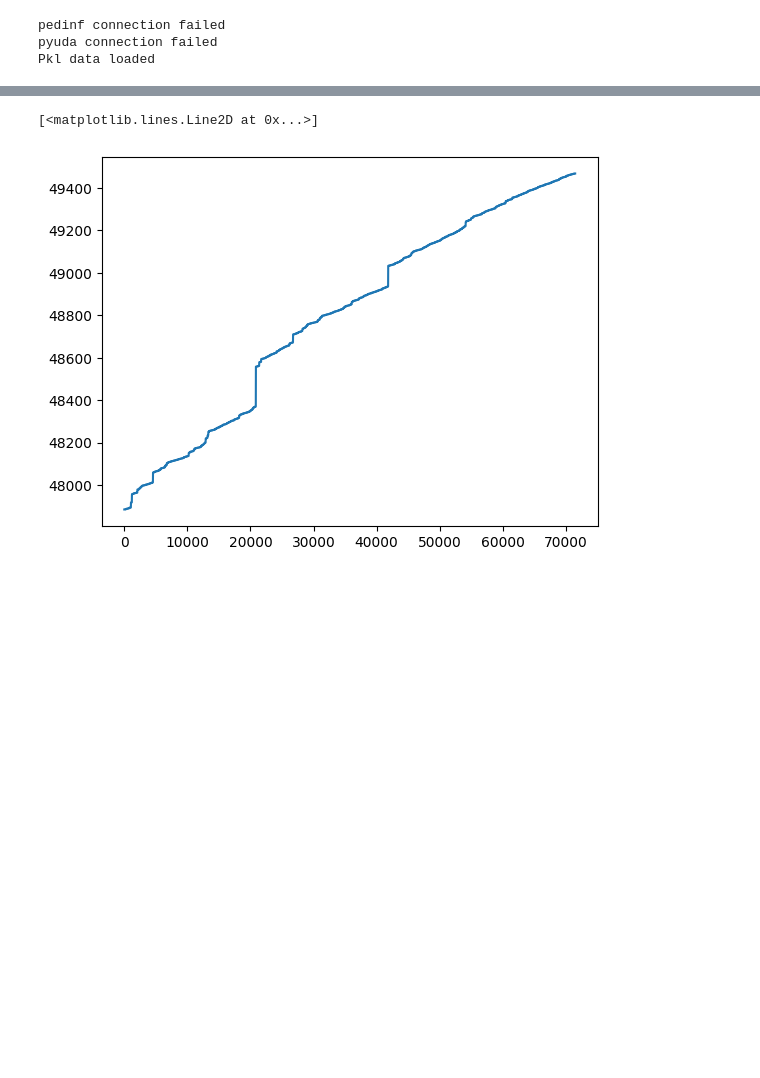
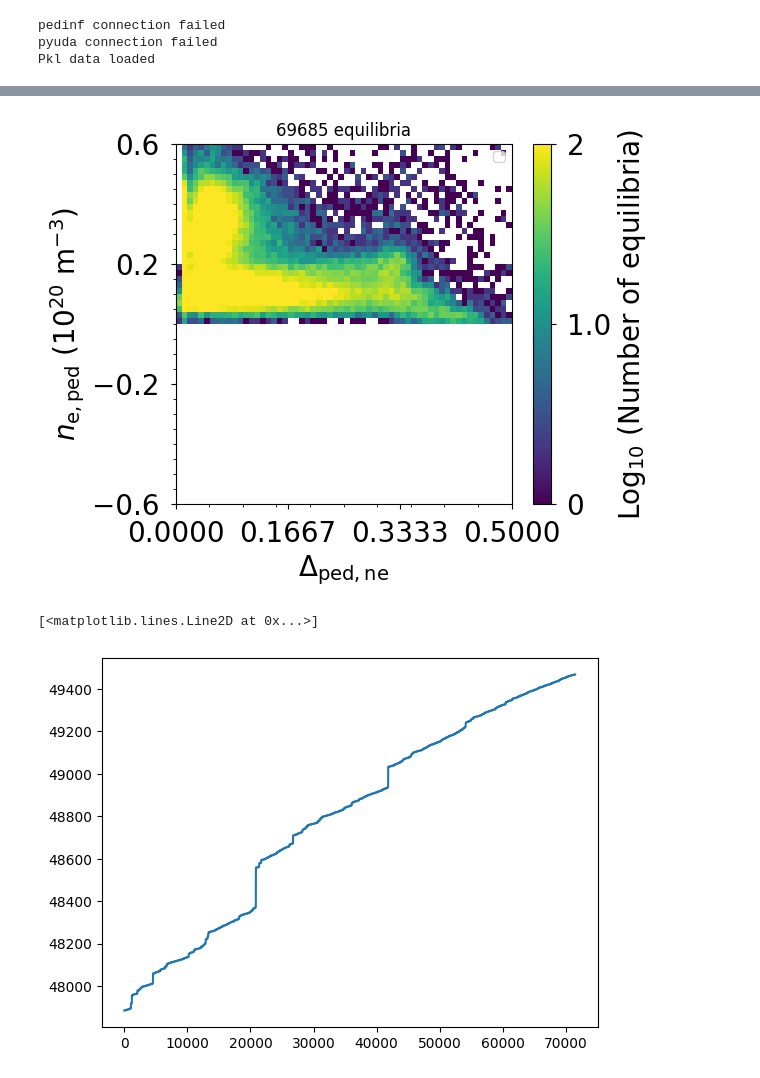
Before and after one commit to evrydayorsted/pedestal, a Jupyter notebook: main.ipynb, the cells around one changed output, grey strips where cells are left out. Cells and saved outputs as stored; diff of their text form; code cells hidden in the pictures; blank space fills up the shorter version.

```diff
--- a/main.ipynb
+++ b/main.ipynb
@@ -8,3 +16,7 @@ Pkl data loaded
+# %%
+a.contourPlot(3, numMin=0, lowSlopeFilter=False, IpMin=0, posPed=True)
+# %% [output]
+[figure, added]
 # %%
 plt.plot(a.shotByTimeSlice)
 # %% [output]
```
Also changed, not shown: parts of 4 cells of this notebook, 2 other files.
